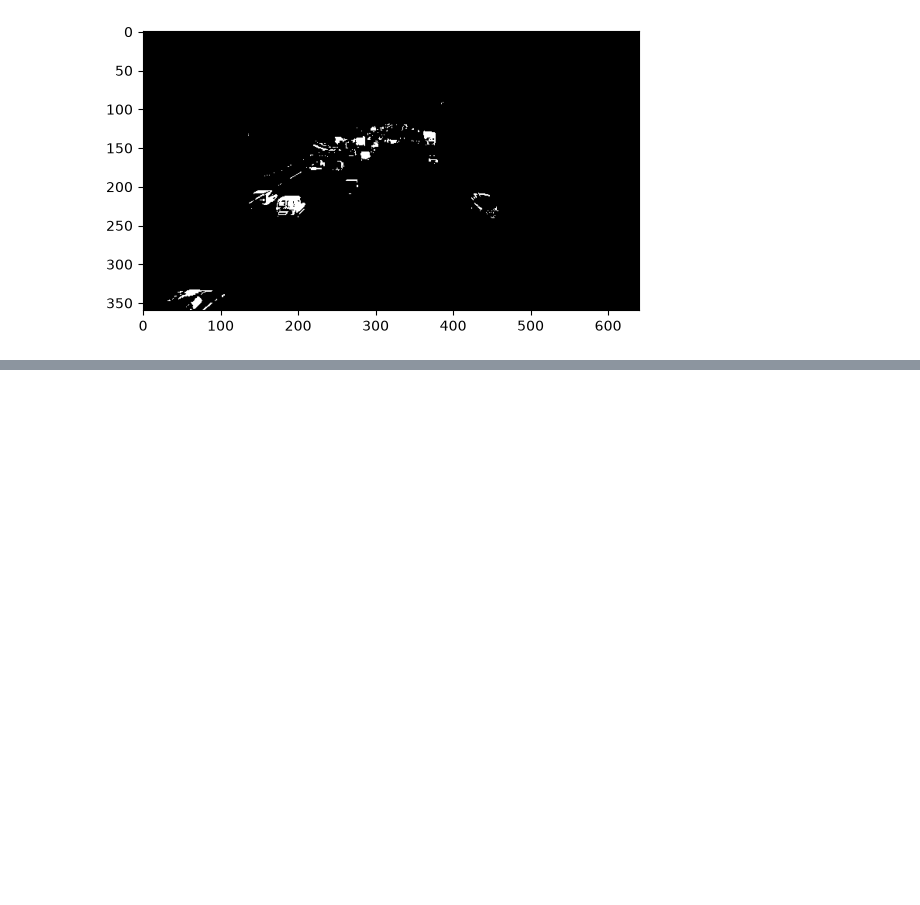
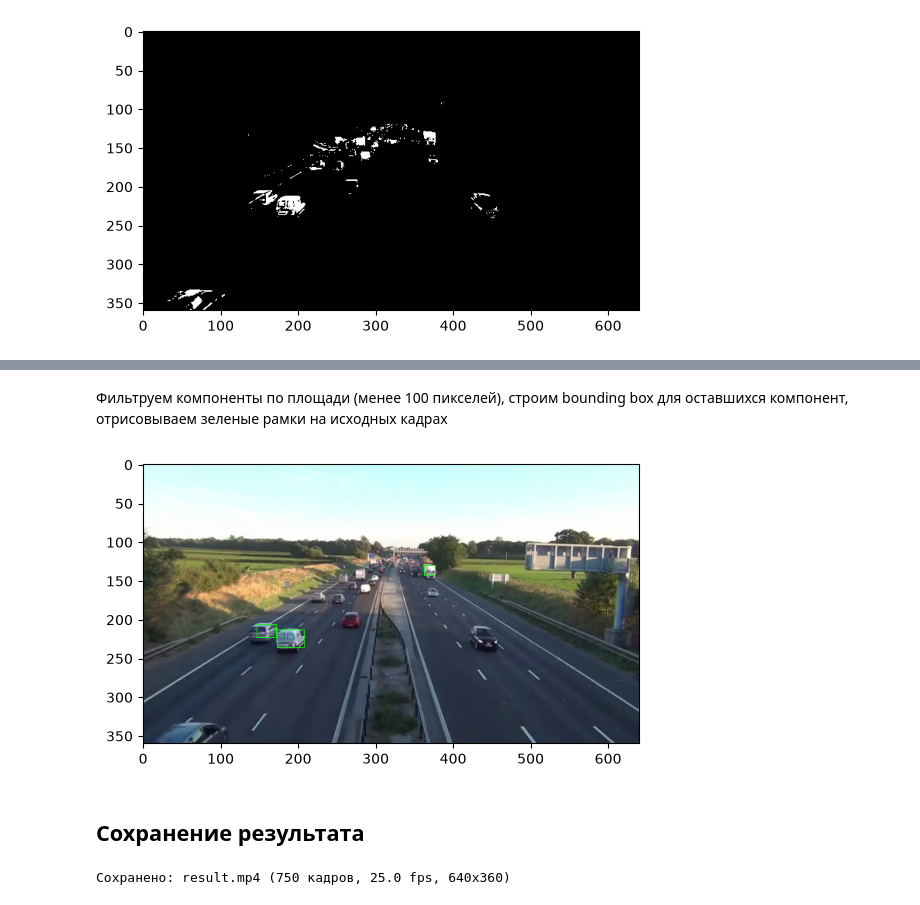
Before and after one commit to CondoR-R/university, a Jupyter notebook: английский/lab_1/lab_1.ipynb, the cells around one changed output, grey strips where cells are left out. Cells and saved outputs as stored; diff of their text form; code cells hidden in the pictures; blank space fills up the shorter version.

Commit message:
английский/lab_1: добавил рамки на движущиеся объекты

```diff
--- a/английский/lab_1/lab_1.ipynb
+++ b/английский/lab_1/lab_1.ipynb
@@ -68,0 +126,32 @@ plt.show()
+# %% [markdown]
+Фильтруем компоненты по площади (менее 100 пикселей), строим bounding box для оставшихся компонент, отрисовываем зеленые рамки на исходных кадрах
+# %%
+min_area = 100
+result_frames = frames.copy()
+for i in range(frames.shape[0]):
+    num_labels = num_labels_arr[i]
+    stats = stats_arr[i]
+    for j in range(1, num_labels):
+        x, y, w, h, area = stats[j]
+        if area < min_area: continue
+        cv2.rectangle(result_frames[i], (x, y), (x + w, y + h), (0, 255, 0), 1)
+
+plt.imshow(result_frames[0])
+plt.show()
+# %% [output]
+[figure, added]
+# %% [markdown]
+## Сохранение результата
+# %%
+H, W = result_frames.shape[1:3]
+fourcc = cv2.VideoWriter_fourcc(*'mp4v')
+out = cv2.VideoWriter('result.mp4', fourcc, fps, (W, H))
+
+for frame_rgb in result_frames:
+    # RGB -> BGR для OpenCV
+    frame_bgr = cv2.cvtColor(frame_rgb, cv2.COLOR_RGB2BGR)
+    out.write(frame_bgr)
+
+out.release()
+# %% [output]
+Сохранено: result.mp4 (750 кадров, 25.0 fps, 640x360)
```
Also changed, not shown: parts of 7 cells of this notebook, 2 other files.
